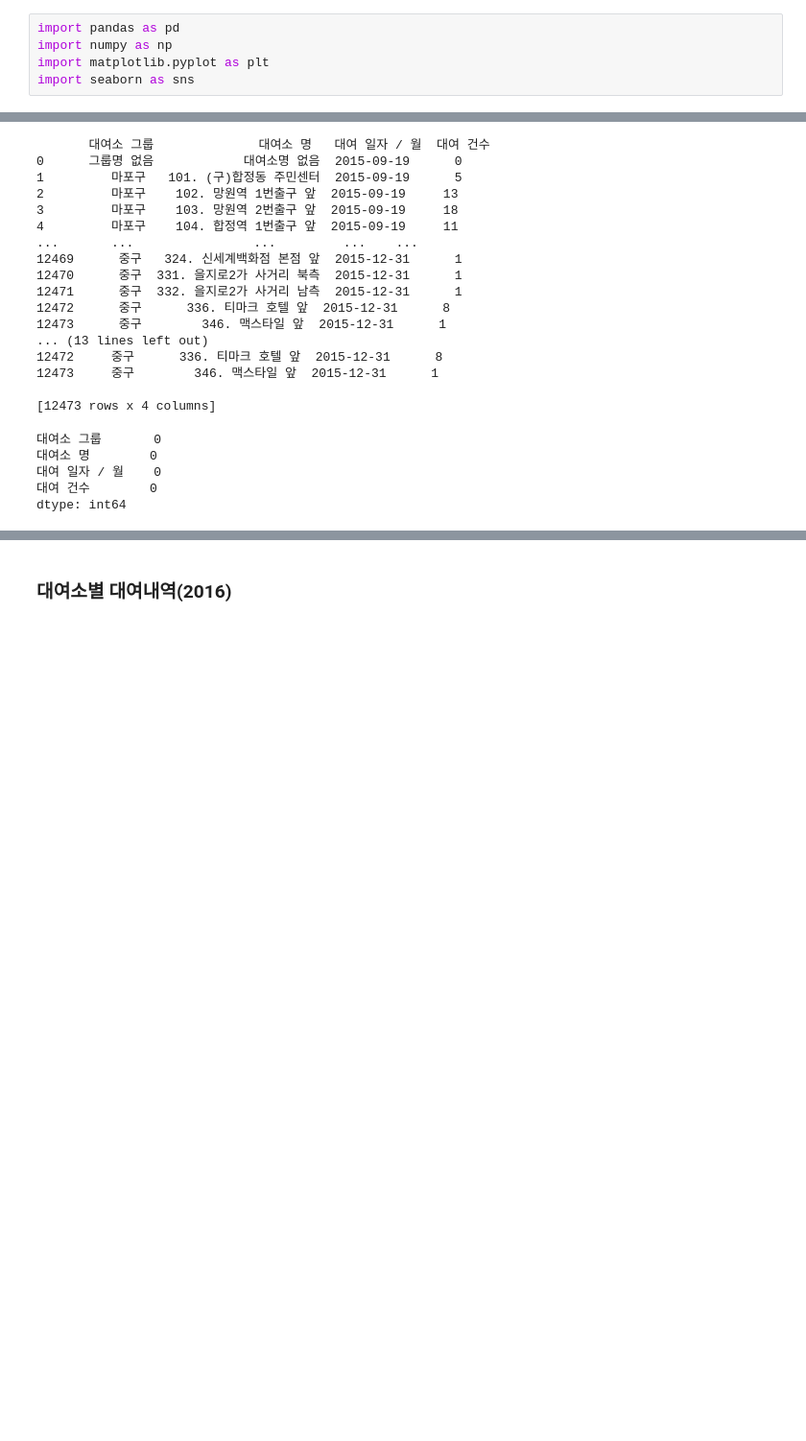
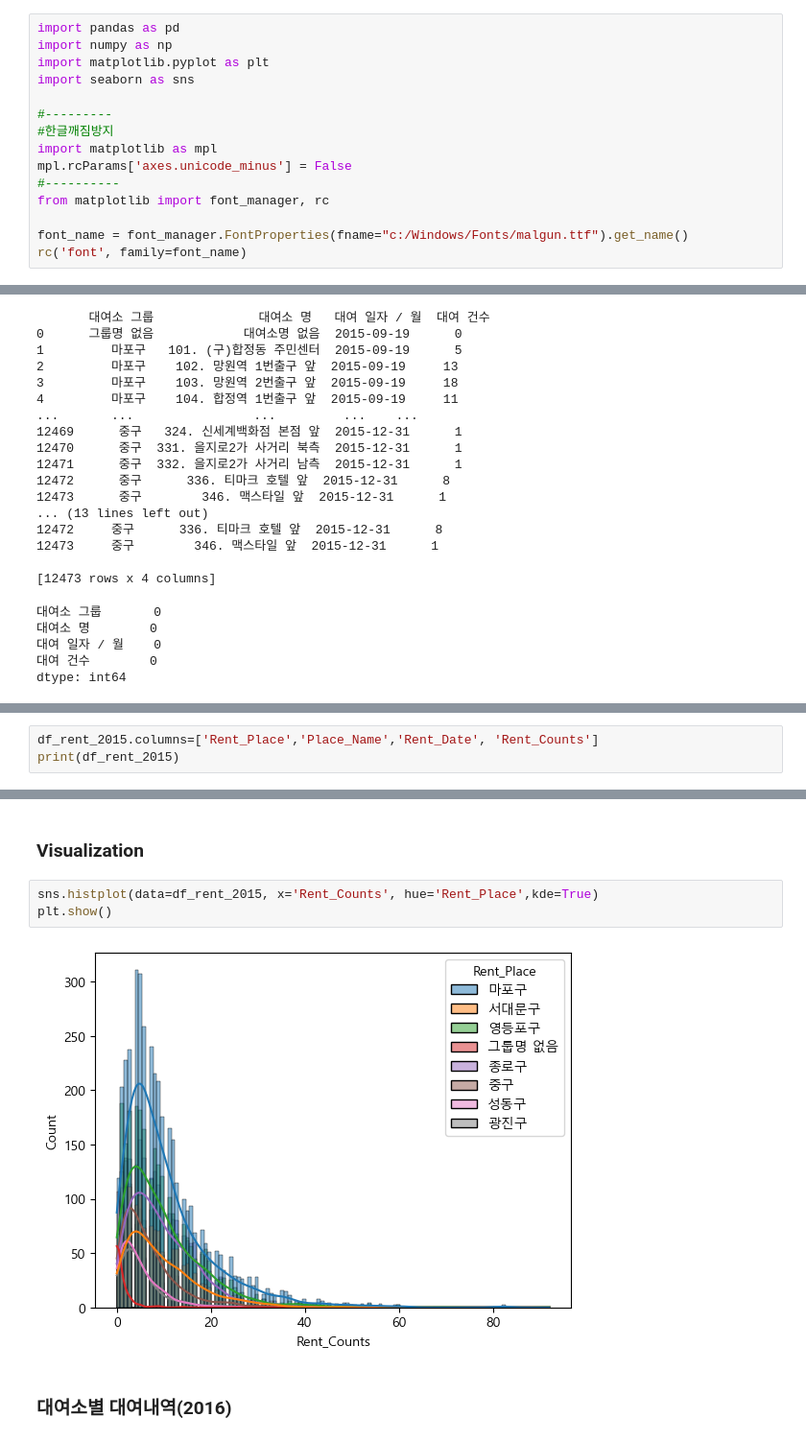
Before and after one commit to Nvuly/TeamProject_SeoulBicycle, a Jupyter notebook: 서울시 공공 자전거 csv 데이터 불러오기.ipynb, the cells around one changed output, grey strips where cells are left out. Shown at 96% size. Drawn from its saved outputs; the diff is of its cells as text; blank space fills up the shorter version.

```diff
--- a/서울시 공공 자전거 csv 데이터 불러오기.ipynb
+++ b/서울시 공공 자전거 csv 데이터 불러오기.ipynb
@@ -5,6 +8,16 @@ import pandas as pd
 import numpy as np
 import matplotlib.pyplot as plt
 import seaborn as sns
+
+#---------
+#한글깨짐방지
+import matplotlib as mpl
+mpl.rcParams['axes.unicode_minus'] = False
+#----------
+from matplotlib import font_manager, rc
+
+font_name = font_manager.FontProperties(fname="c:/Windows/Fonts/malgun.ttf").get_name()
+rc('font', family=font_name)
 # %% [markdown]
 # Data Load
 # %% [markdown]
@@ -49,0 +65,3 @@ dtype: int64
+# %%
+df_rent_2015.columns=['Rent_Place','Place_Name','Rent_Date', 'Rent_Counts']
+print(df_rent_2015)
@@ -50,3 +138,10 @@ dtype: int64
+# %% [markdown]
+### Visualization
+# %%
+sns.histplot(data=df_rent_2015, x='Rent_Counts', hue='Rent_Place',kde=True)
+plt.show()
+# %% [output]
+[figure, added]
 # %% [markdown]
 ### 대여소별 대여내역(2016)
 # %%
```
Also changed, not shown: parts of 11 cells of this notebook, 2 other files.
